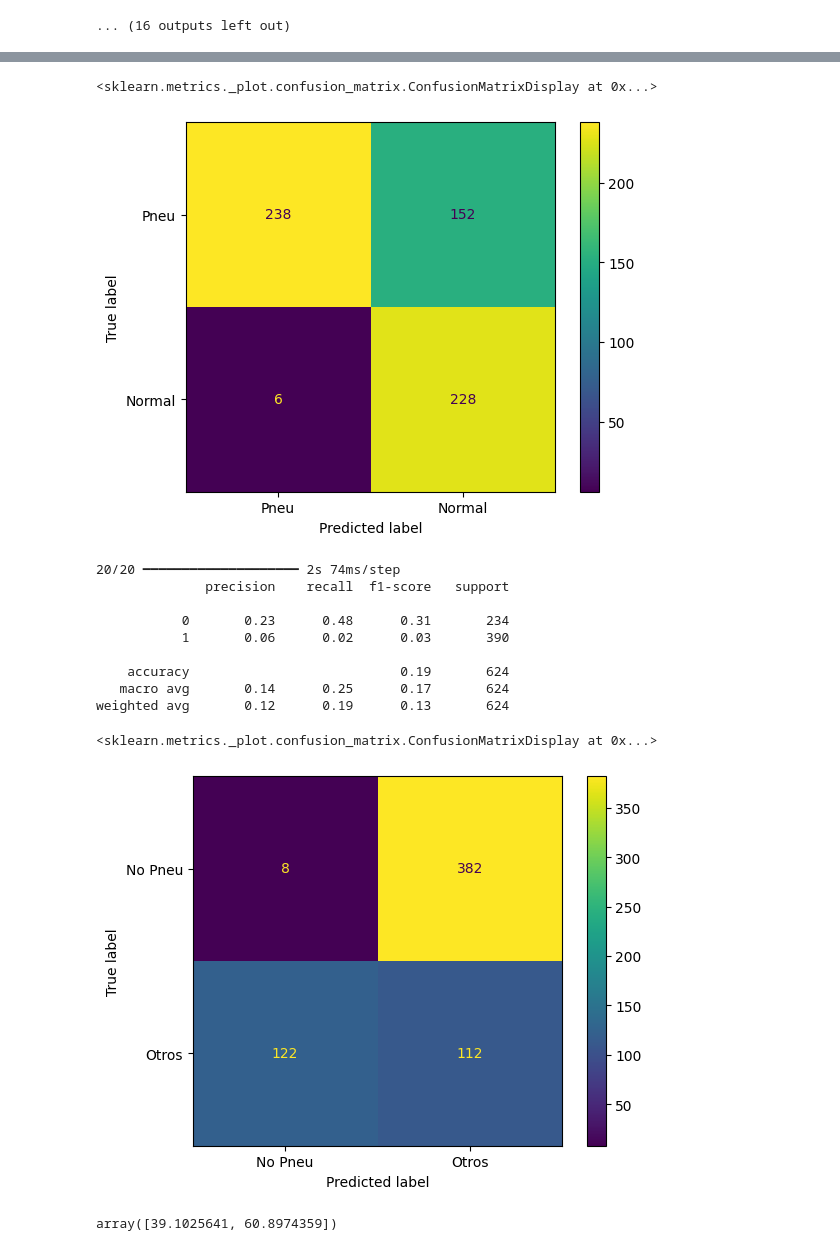
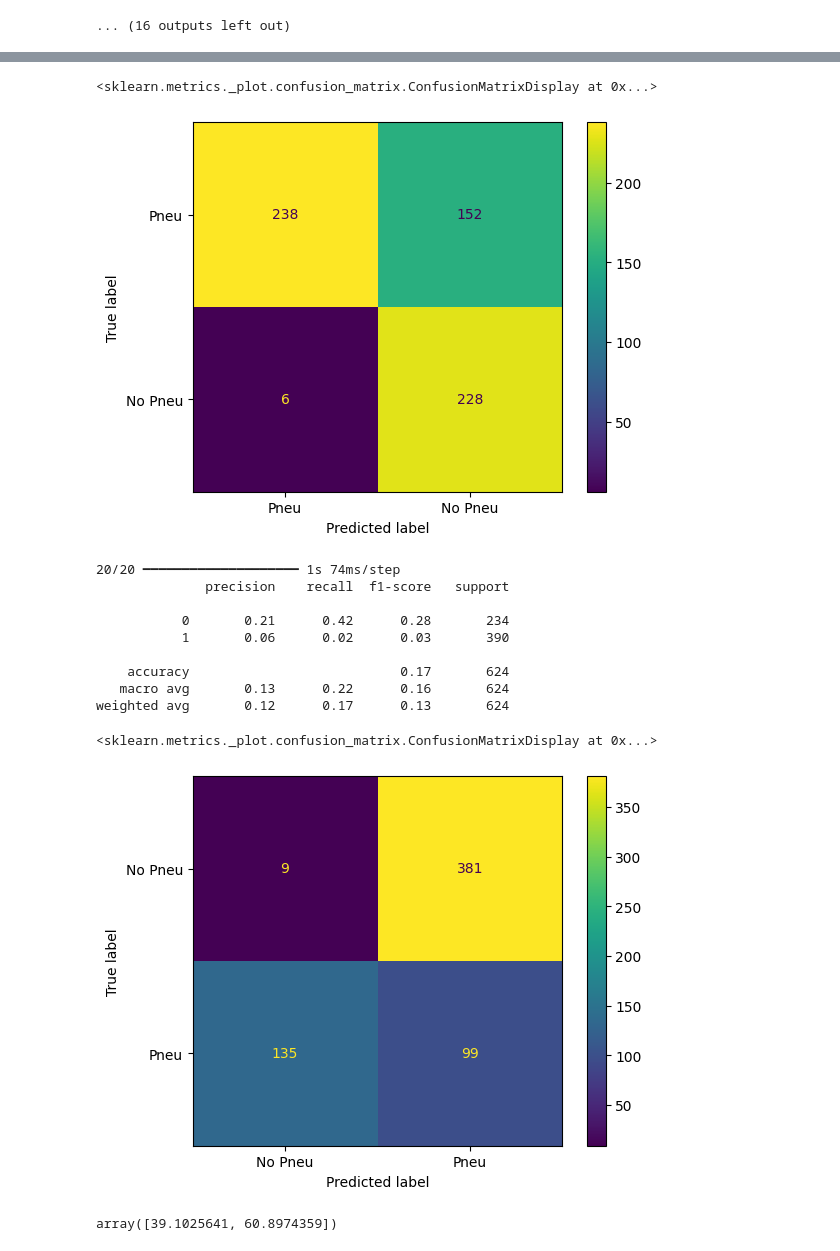
Before and after one commit to juancamiloespana/LEA3_helath, a Jupyter notebook: c_modelos_conv.ipynb, the cells around one changed output, grey strips where cells are left out. Cells and saved outputs as stored; diff of their text form; code cells hidden in the pictures.

```diff
--- a/c_modelos_conv.ipynb
+++ b/c_modelos_conv.ipynb
@@ -326,6 +326,6 @@ disp.plot()
 pred_test=(modelo_ganador.predict(x_test)>=threshold_neu).astype('int')
 print(metrics.classification_report(y_test, pred_test))
 cm=metrics.confusion_matrix(y_test,pred_test, labels=[1,0])
-disp=metrics.ConfusionMatrixDisplay(cm,display_labels=['Pneu', 'Normal'])
+disp=metrics.ConfusionMatrixDisplay(cm,display_labels=['Pneu', 'No Pneu'])
 disp.plot()
 # %% [output]
@@ -333,39 +333,39 @@ disp.plot()
               precision    recall  f1-score   support
 
            0       0.60      0.97      0.74       234
            1       0.98      0.61      0.75       390
 
     accuracy                           0.75       624
    macro avg       0.79      0.79      0.75       624
 weighted avg       0.83      0.75      0.75       624
 <sklearn.metrics._plot.confusion_matrix.ConfusionMatrixDisplay at 0x...>
-[figure, old version]
+[figure, new version]
 # %%
-threshold_no_neu=0.49
+threshold_no_neu=0.5
 
 pred_train=(modelo_ganador.predict(x_train)<=threshold_no_neu).astype('int')
 print(metrics.classification_report(y_train, pred_train))
 cm=metrics.confusion_matrix(y_train,pred_train, labels=[1,0])
-disp=metrics.ConfusionMatrixDisplay(cm,display_labels=['No Pneu', 'Otros'])
+disp=metrics.ConfusionMatrixDisplay(cm,display_labels=['No Pneu', 'Pneu'])
 disp.plot()
 
 pred_test=(modelo_ganador.predict(x_test)<=threshold_no_neu).astype('int')
 print(metrics.classification_report(y_test, pred_test))
 cm=metrics.confusion_matrix(y_test,pred_test, labels=[1,0])
-disp=metrics.ConfusionMatrixDisplay(cm,display_labels=['No Pneu', 'Otros'])
+disp=metrics.ConfusionMatrixDisplay(cm,display_labels=['No Pneu', 'Pneu'])
 disp.plot()
 # %% [output]
-20/20 ━━━━━━━━━━━━━━━━━━━━ 2s 74ms/step
+20/20 ━━━━━━━━━━━━━━━━━━━━ 1s 74ms/step
               precision    recall  f1-score   support
 
-           0       0.23      0.48      0.31       234
+           0       0.21      0.42      0.28       234
            1       0.06      0.02      0.03       390
 
-    accuracy                           0.19       624
-   macro avg       0.14      0.25      0.17       624
-weighted avg       0.12      0.19      0.13       624
+    accuracy                           0.17       624
+   macro avg       0.13      0.22      0.16       624
+weighted avg       0.12      0.17      0.13       624
 <sklearn.metrics._plot.confusion_matrix.ConfusionMatrixDisplay at 0x...>
-[figure, old version]
+[figure, new version]
 # %%
 prob=modelo_ganador.predict(x_test)
 
```
Also changed, not shown: parts of 5 cells of this notebook, 3 other files.
